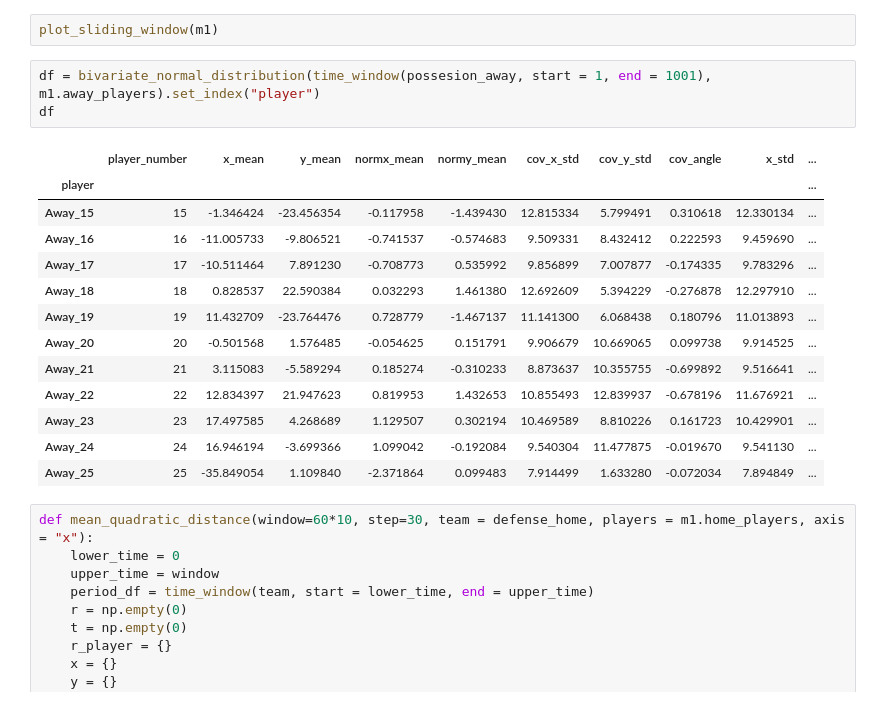
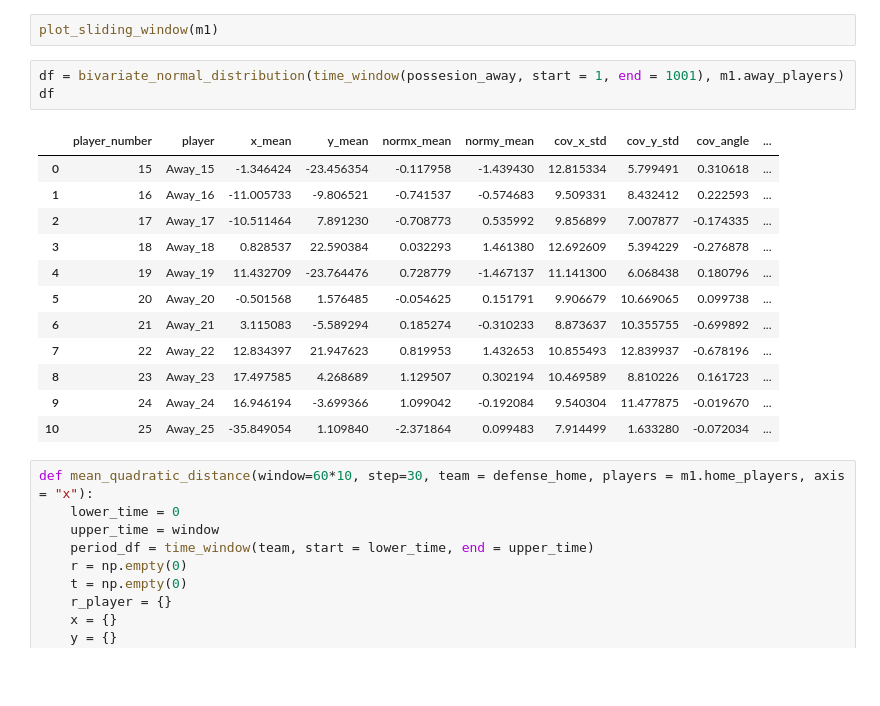
Before and after one commit to IsidreMas/FootballAnalyticsTFM, a Jupyter notebook: notebooks/Untitled1.ipynb, the cells around one changed output. Saved outputs shown, nothing was run; the diff lists cells and outputs as text; blank space fills up the shorter version.

```diff
--- a/notebooks/Untitled1.ipynb
+++ b/notebooks/Untitled1.ipynb
@@ -38,22 +38,21 @@ defense_home, possesion_away = ball_position_filter(m1,home_df =defense_home,
 # %%
 plot_sliding_window(m1)
 # %%
-df = bivariate_normal_distribution(time_window(possesion_away, start = 1, end = 1001), m1.away_players).set_index("player")
+df = bivariate_normal_distribution(time_window(possesion_away, start = 1, end = 1001), m1.away_players)
 df
 # %% [output]
-|  | player_number | x_mean | y_mean | normx_mean | normy_mean | cov_x_std | cov_y_std | cov_angle | x_std | ... |
-| player |  |  |  |  |  |  |  |  |  | ... |
-| Away_15 | 15 | -1.346424 | -23.456354 | -0.117958 | -1.439430 | 12.815334 | 5.799491 | 0.310618 | 12.330134 | ... |
-| Away_16 | 16 | -11.005733 | -9.806521 | -0.741537 | -0.574683 | 9.509331 | 8.432412 | 0.222593 | 9.459690 | ... |
-| Away_17 | 17 | -10.511464 | 7.891230 | -0.708773 | 0.535992 | 9.856899 | 7.007877 | -0.174335 | 9.783296 | ... |
-| Away_18 | 18 | 0.828537 | 22.590384 | 0.032293 | 1.461380 | 12.692609 | 5.394229 | -0.276878 | 12.297910 | ... |
-| Away_19 | 19 | 11.432709 | -23.764476 | 0.728779 | -1.467137 | 11.141300 | 6.068438 | 0.180796 | 11.013893 | ... |
-| Away_20 | 20 | -0.501568 | 1.576485 | -0.054625 | 0.151791 | 9.906679 | 10.669065 | 0.099738 | 9.914525 | ... |
-| Away_21 | 21 | 3.115083 | -5.589294 | 0.185274 | -0.310233 | 8.873637 | 10.355755 | -0.699892 | 9.516641 | ... |
-| Away_22 | 22 | 12.834397 | 21.947623 | 0.819953 | 1.432653 | 10.855493 | 12.839937 | -0.678196 | 11.676921 | ... |
-| Away_23 | 23 | 17.497585 | 4.268689 | 1.129507 | 0.302194 | 10.469589 | 8.810226 | 0.161723 | 10.429901 | ... |
-| Away_24 | 24 | 16.946194 | -3.699366 | 1.099042 | -0.192084 | 9.540304 | 11.477875 | -0.019670 | 9.541130 | ... |
-| Away_25 | 25 | -35.849054 | 1.109840 | -2.371864 | 0.099483 | 7.914499 | 1.633280 | -0.072034 | 7.894849 | ... |
+|  | player_number | player | x_mean | y_mean | normx_mean | normy_mean | cov_x_std | cov_y_std | cov_angle | ... |
+| 0 | 15 | Away_15 | -1.346424 | -23.456354 | -0.117958 | -1.439430 | 12.815334 | 5.799491 | 0.310618 | ... |
+| 1 | 16 | Away_16 | -11.005733 | -9.806521 | -0.741537 | -0.574683 | 9.509331 | 8.432412 | 0.222593 | ... |
+| 2 | 17 | Away_17 | -10.511464 | 7.891230 | -0.708773 | 0.535992 | 9.856899 | 7.007877 | -0.174335 | ... |
+| 3 | 18 | Away_18 | 0.828537 | 22.590384 | 0.032293 | 1.461380 | 12.692609 | 5.394229 | -0.276878 | ... |
+| 4 | 19 | Away_19 | 11.432709 | -23.764476 | 0.728779 | -1.467137 | 11.141300 | 6.068438 | 0.180796 | ... |
+| 5 | 20 | Away_20 | -0.501568 | 1.576485 | -0.054625 | 0.151791 | 9.906679 | 10.669065 | 0.099738 | ... |
+| 6 | 21 | Away_21 | 3.115083 | -5.589294 | 0.185274 | -0.310233 | 8.873637 | 10.355755 | -0.699892 | ... |
+| 7 | 22 | Away_22 | 12.834397 | 21.947623 | 0.819953 | 1.432653 | 10.855493 | 12.839937 | -0.678196 | ... |
+| 8 | 23 | Away_23 | 17.497585 | 4.268689 | 1.129507 | 0.302194 | 10.469589 | 8.810226 | 0.161723 | ... |
+| 9 | 24 | Away_24 | 16.946194 | -3.699366 | 1.099042 | -0.192084 | 9.540304 | 11.477875 | -0.019670 | ... |
+| 10 | 25 | Away_25 | -35.849054 | 1.109840 | -2.371864 | 0.099483 | 7.914499 | 1.633280 | -0.072034 | ... |
 # %%
 def mean_quadratic_distance(window=60*10, step=30, team = defense_home, players = m1.home_players, axis = "x"):
     lower_time = 0
```
Also changed, not shown: parts of 22 cells of this notebook, 7 other files.
